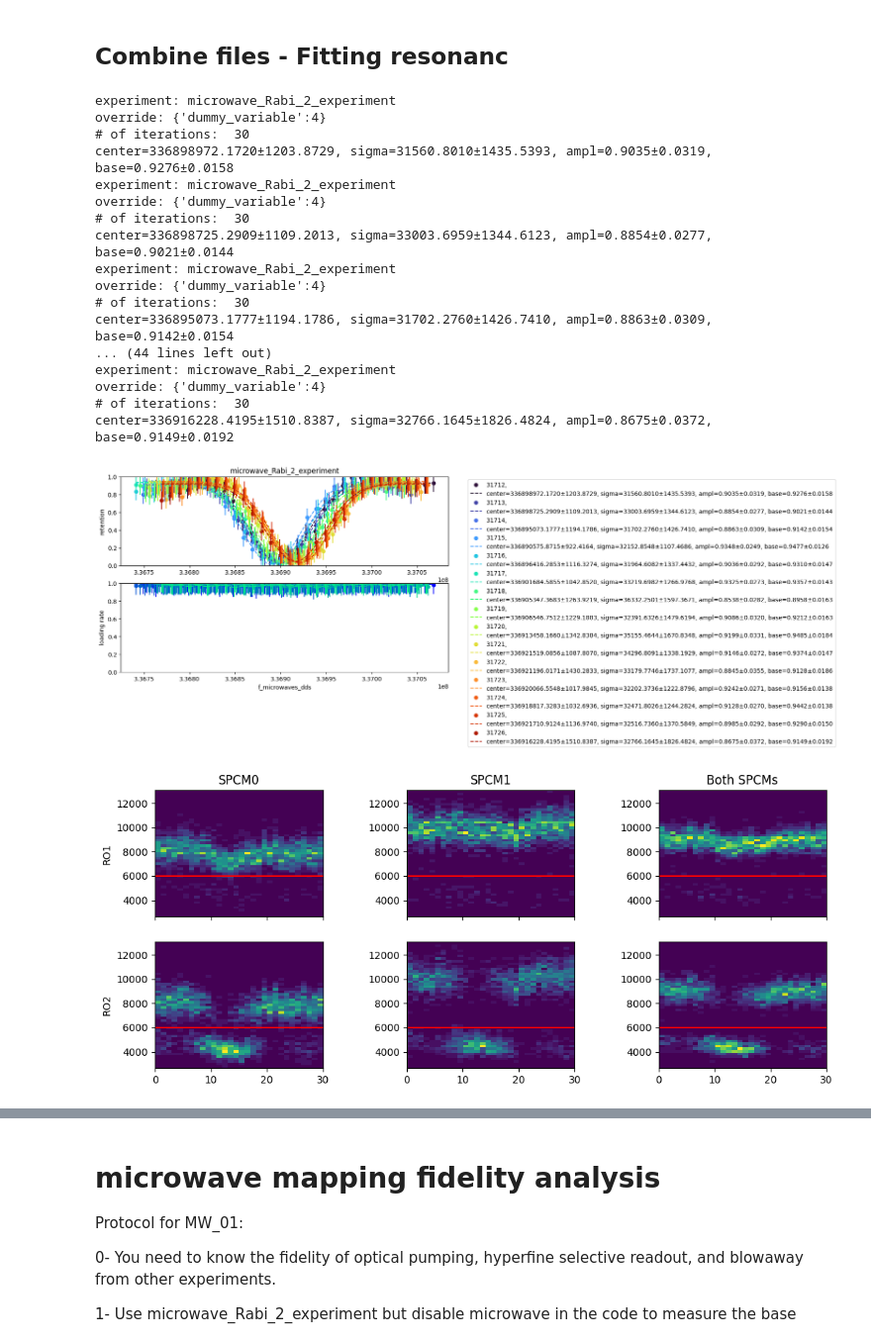
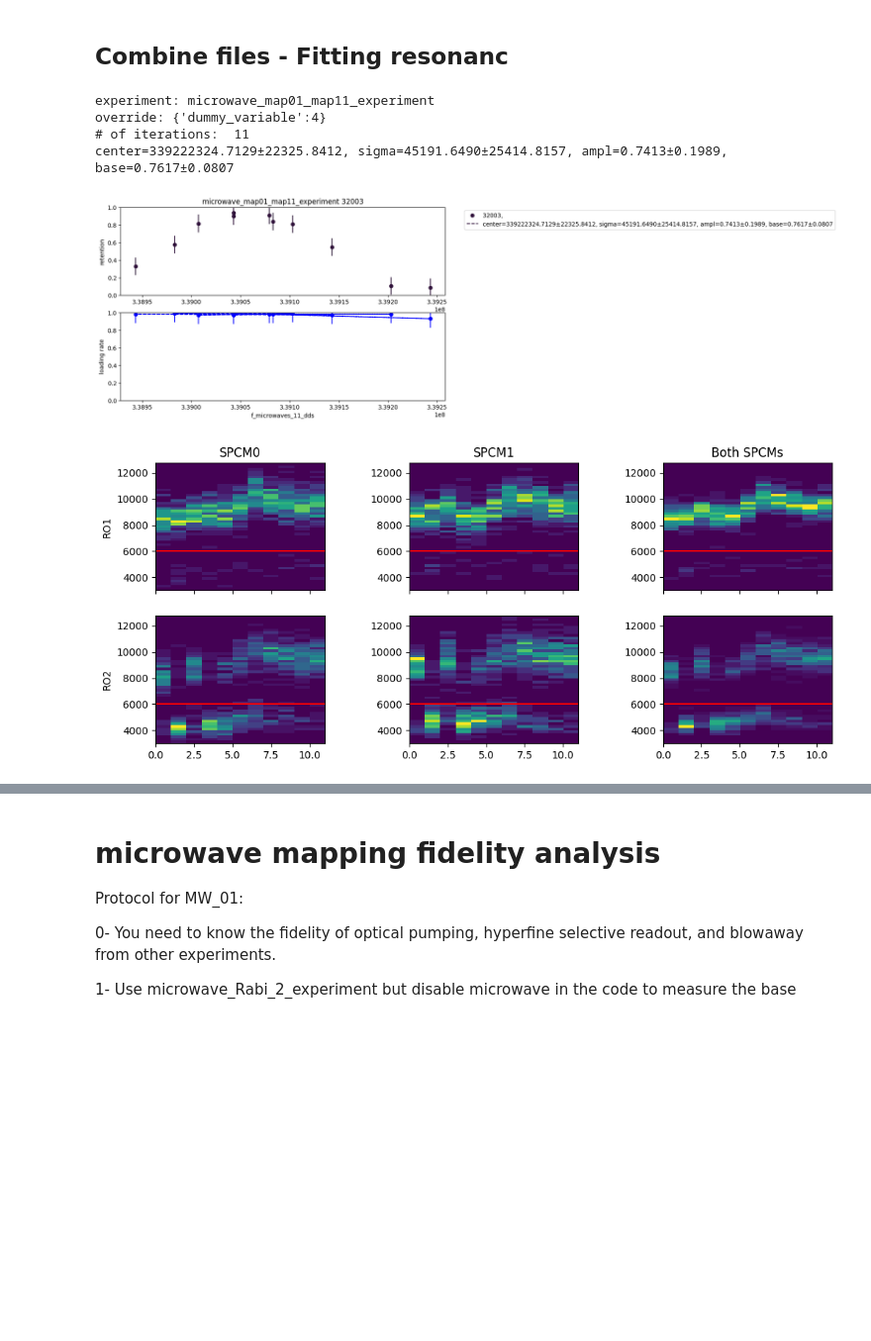
Before and after one commit to QuantumQuadrate/qn_artiq_routines, a Jupyter notebook: Analysis/Microwave analysis/Microwave_analysis_2025.ipynb, the cells around one changed output, grey strips where cells are left out. Shown at 99% size. Cells and saved outputs as stored; diff of their text form; code cells hidden in the pictures; blank space fills up the shorter version.

```diff
--- a/Analysis/Microwave analysis/Microwave_analysis_2025.ipynb
+++ b/Analysis/Microwave analysis/Microwave_analysis_2025.ipynb
@@ -2,7 +2,7 @@
 # Mapping atom analysis
 Valid for experiments from 2025-04-30 until ...
 # %%
-date_filters = ["2025-11-19","2025-11-20","2025-11-21","2025-11-22"]
+date_filters = ["2025-12-02"]
 
 from matplotlib import pyplot as plt
 import matplotlib as mpl
@@ -30,7 +30,7 @@ def average_over_measurement(measurements, history):
 
 
 fnames = get_files_by_criteria(date_filters, # only find files from these date directories
-                               name_filters=["GeneralVariableScan","Microwaves_scans"], # find files containing any of these strings
+                               name_filters=["GeneralVariableScan","Microwaves_scans","MicrowaveScanOptimizer"], # find files containing any of these strings
                                condition=lambda filename: True, # use this to filter by experiment parameters, like this: lambda filename: np.bool_(h5py.File(filename)['datasets']['set_current_coil_volts_at_finish'])
                                start_dir=results,
                                include_path=True, # if False, only return the name of the file, not the full path
@@ -77,18 +70,18 @@ file 84 (C:\Networking Experiment\artiq codes\artiq-master\results\2025-11-22\22
 With fitting the resonance for microwave scans
 
 """
-# ### the file(s) to analyze:
-# file_indices = {
-#     0:'',
-#     26:'',
-#     38:'',
-#     36:'HWP=1.875, QWP=4.5',
-#     38:'HWP=0.5, QWP=4.5',
-#     38:'',
-#     40:'',
-# }
+### the file(s) to analyze:
+file_indices = {
+    7:'',
+    # 26:'',
+    # 38:'',
+    # 36:'HWP=1.875, QWP=4.5',
+    # 38:'HWP=0.5, QWP=4.5',
+    # 38:'',
+    # 40:'',
+}
 
-file_indices = {i: '' for i in range(55, 84, 2)}
+# file_indices = {i: '' for i in range(55, 84, 2)}
 
 compare = True # compare multiple files in the same retention and loading plots
 otsu_threshold = False # compute threshold using Otsu method instead doing it by eye. only work when require atom loading = False
@@ -377,48 +370,35 @@ if showhist:
     ax6.axhline(cutoff2 / t_SPCM_first_shot, color='red')
     ax6.set_aspect('auto')
 
     plt.subplots_adjust(hspace=0.2, wspace=0.5)
 plt.show()
 
 
 
 #### Plot the combined Atom_loading_time values
 ## We can slice the array to separate iterations later, if we want.
 combined_atom_loading_times = list(itertools.chain(*all_atom_loading_times))
 mean_loading_time = np.mean(combined_atom_loading_times)
 plt.figure(figsize=(7, 4))
 plt.plot(combined_atom_loading_times, 'r-', label='Atom loading time')
 plt.xlabel("Atom number")
 plt.ylabel("Loading time (s)")
 plt.title(f"Atom loading time (Mean: {mean_loading_time:.3f} s)")
 # plt.title(f"Combined Atom Loading Time for All Files")
 plt.legend(loc='best')
 plt.show()
 
 # Plot the histogram of combined Atom_loading_time
 plt.figure(figsize=(7, 4))
 plt.hist(combined_atom_loading_times, bins=50, edgecolor='black', alpha=0.7)
 plt.xlabel("Atom Loading Time (s)")
 plt.ylabel("Frequency")
 plt.title(f"Histogram of Combined Atom Loading Time")
 plt.show()
 # %% [output]
-experiment: microwave_Rabi_2_experiment
+experiment: microwave_map01_map11_experiment
 override: {'dummy_variable':4}
-# of iterations:  30
-center=336898972.1720±1203.8729, sigma=31560.8010±1435.5393, ampl=0.9035±0.0319, base=0.9276±0.0158
-experiment: microwave_Rabi_2_experiment
-override: {'dummy_variable':4}
-# of iterations:  30
-center=336898725.2909±1109.2013, sigma=33003.6959±1344.6123, ampl=0.8854±0.0277, base=0.9021±0.0144
-experiment: microwave_Rabi_2_experiment
-override: {'dummy_variable':4}
-# of iterations:  30
-center=336895073.1777±1194.1786, sigma=31702.2760±1426.7410, ampl=0.8863±0.0309, base=0.9142±0.0154
-... (44 lines left out)
-experiment: microwave_Rabi_2_experiment
-override: {'dummy_variable':4}
-# of iterations:  30
-center=336916228.4195±1510.8387, sigma=32766.1645±1826.4824, ampl=0.8675±0.0372, base=0.9149±0.0192
+# of iterations:  11
+center=339222324.7129±22325.8412, sigma=45191.6490±25414.8157, ampl=0.7413±0.1989, base=0.7617±0.0807
-[figure, old version]
+[figure, new version]
-[figure, old version]
+[figure, new version]
```
Also changed, not shown: parts of 2 cells of this notebook, 3 other files.
